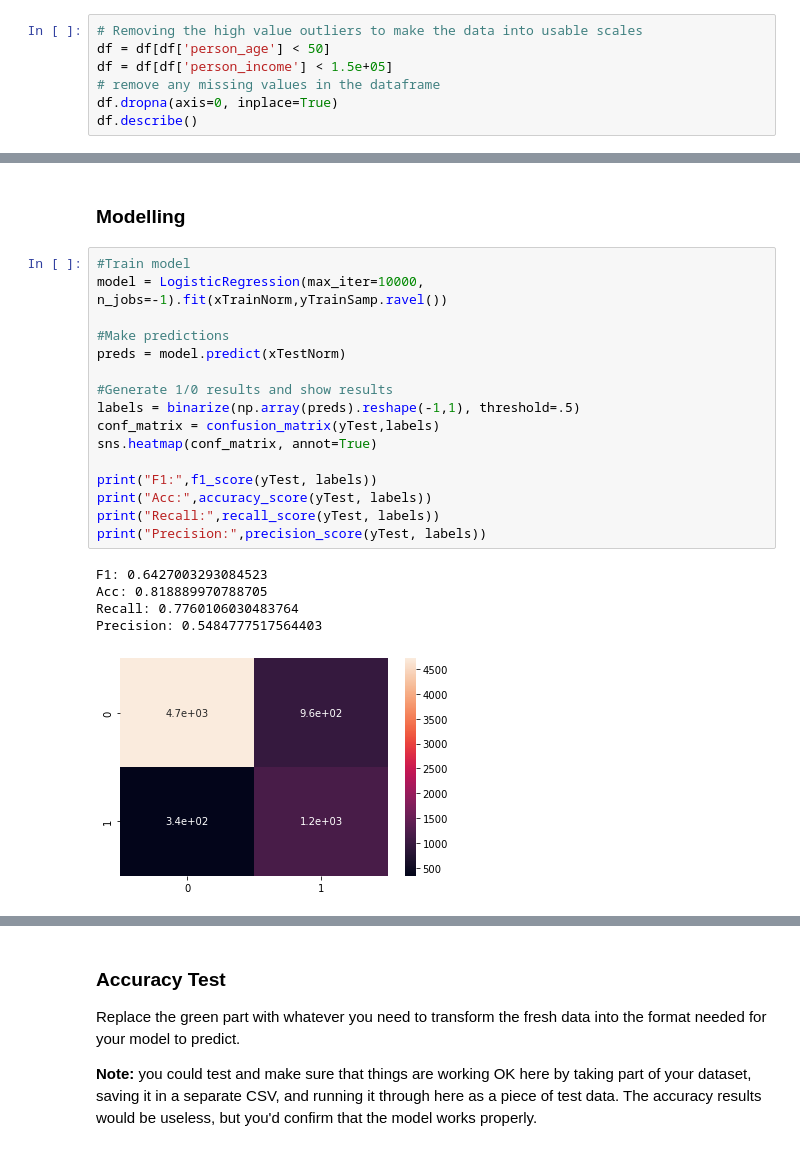
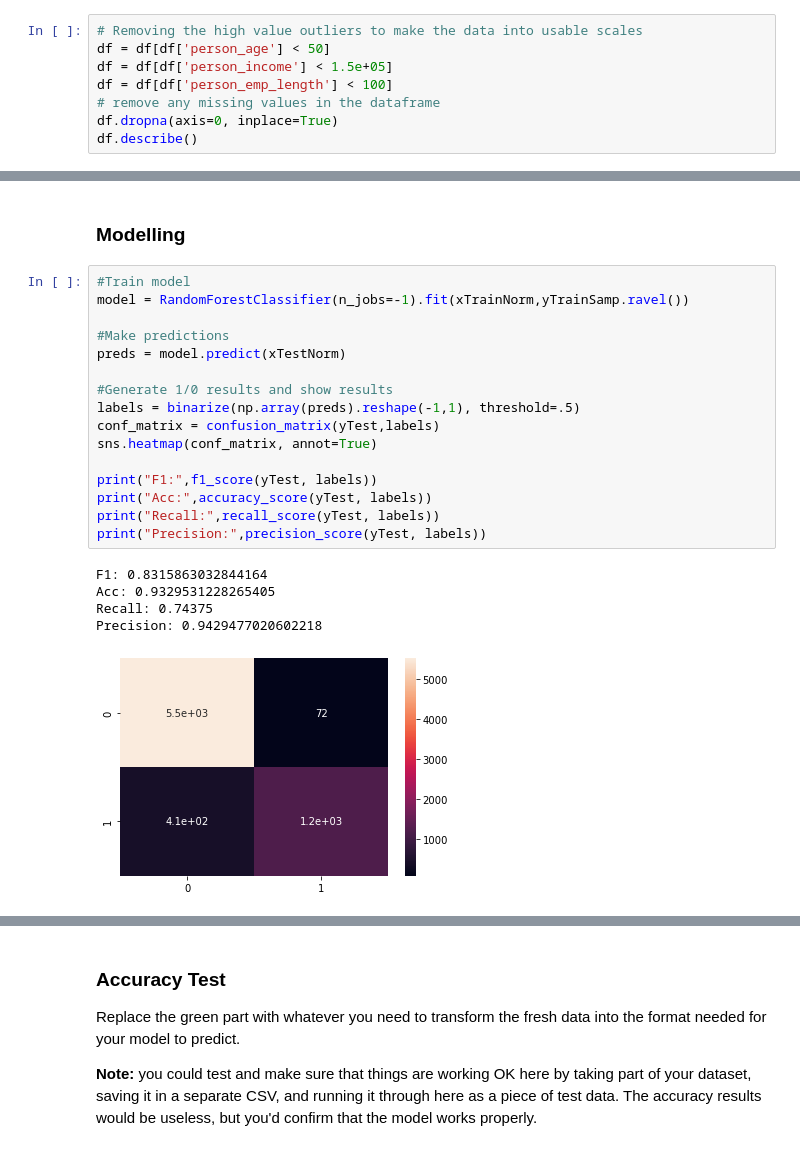
Before and after one commit to ASykes4/BSIP_Assignment_4_Students, a Jupyter notebook: asn4_start.ipynb, the cells around one changed output, grey strips where cells are left out. Drawn from its saved outputs; the diff is of its cells as text.

```diff
--- a/asn4_start.ipynb
+++ b/asn4_start.ipynb
@@ -91,6 +91,7 @@ df.describe()
 # Removing the high value outliers to make the data into usable scales
 df = df[df['person_age'] < 50]
 df = df[df['person_income'] < 1.5e+05]
+df = df[df['person_emp_length'] < 100]
 # remove any missing values in the dataframe
 df.dropna(axis=0, inplace=True)
 df.describe()
@@ -196,23 +197,23 @@ Resampled dataset shape: Counter({1: 11300, 0: 11300})
 ### Modelling
 # %%
 #Train model
-model = LogisticRegression(max_iter=10000, n_jobs=-1).fit(xTrainNorm,yTrainSamp.ravel())
+model = RandomForestClassifier(n_jobs=-1).fit(xTrainNorm,yTrainSamp.ravel())
 
 #Make predictions
 preds = model.predict(xTestNorm)
 
 #Generate 1/0 results and show results
 labels = binarize(np.array(preds).reshape(-1,1), threshold=.5)
 conf_matrix = confusion_matrix(yTest,labels)
 sns.heatmap(conf_matrix, annot=True)
 
 print("F1:",f1_score(yTest, labels))
 print("Acc:",accuracy_score(yTest, labels))
 print("Recall:",recall_score(yTest, labels))
 print("Precision:",precision_score(yTest, labels))
 # %% [output]
-F1: 0.6427003293084523
-Acc: 0.818889970788705
-Recall: 0.7760106030483764
-Precision: 0.5484777517564403
+F1: 0.8315863032844164
+Acc: 0.9329531228265405
+Recall: 0.74375
+Precision: 0.9429477020602218
-[figure, old version]
+[figure, new version]
```
Also changed, not shown: parts of 10 cells of this notebook.
